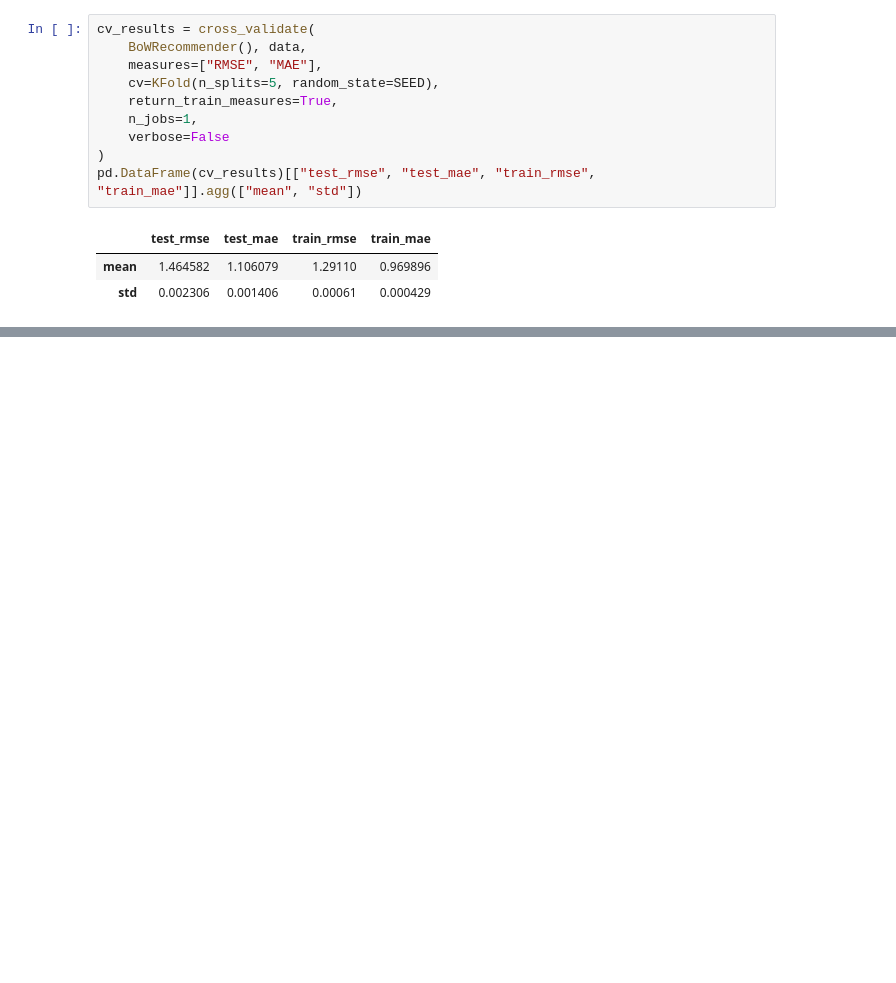
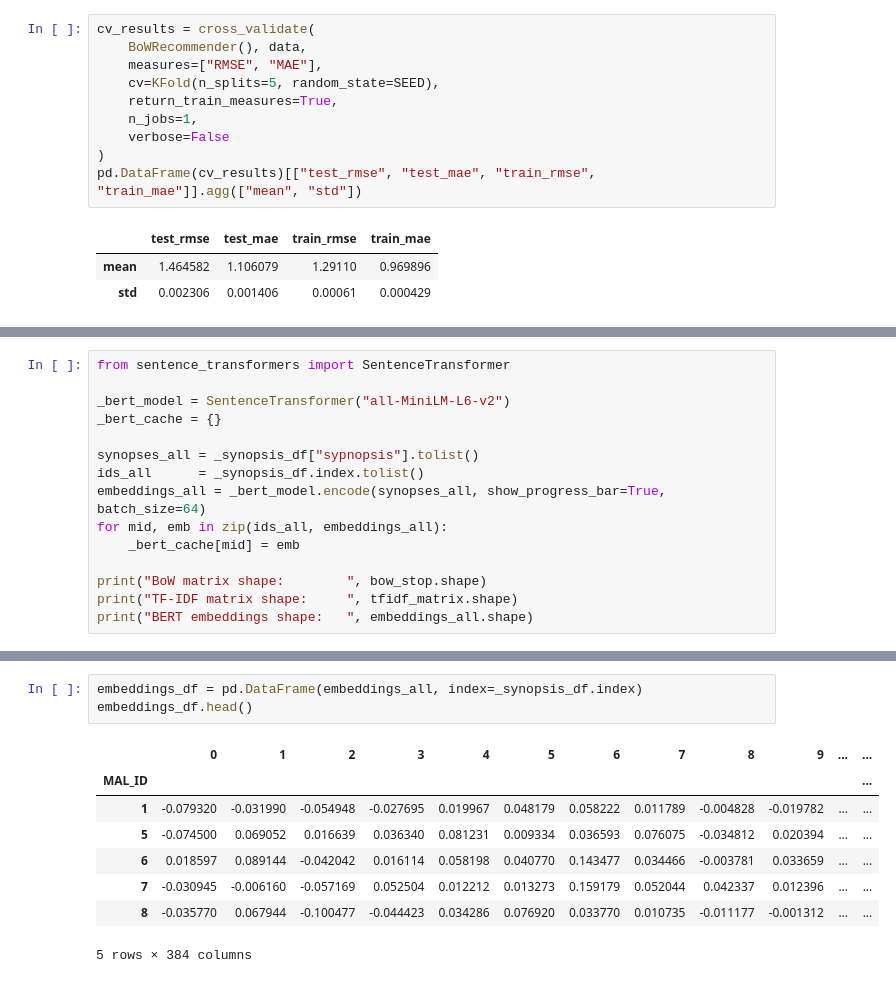
Before and after one commit to rubendjg/Anime-Recommendation-System, a Jupyter notebook: modeling/modeling.ipynb, the cells around one changed output, grey strips where cells are left out. Drawn from its saved outputs; the diff is of its cells as text; blank space fills up the shorter version.

Commit message:
adds tf idf and bert approaches; adds slight exploration for bow and tf idf

```diff
--- a/modeling/modeling.ipynb
+++ b/modeling/modeling.ipynb
@@ -478,0 +687,15 @@ pd.DataFrame(cv_results)[["test_rmse", "test_mae", "train_rmse", "train_mae"]].a
+# %%
+from sentence_transformers import SentenceTransformer
+
+_bert_model = SentenceTransformer("all-MiniLM-L6-v2")
+_bert_cache = {}
+
+synopses_all = _synopsis_df["sypnopsis"].tolist()
+ids_all      = _synopsis_df.index.tolist()
+embeddings_all = _bert_model.encode(synopses_all, show_progress_bar=True, batch_size=64)
+for mid, emb in zip(ids_all, embeddings_all):
+    _bert_cache[mid] = emb
+
+print("BoW matrix shape:        ", bow_stop.shape)
+print("TF-IDF matrix shape:     ", tfidf_matrix.shape)
+print("BERT embeddings shape:   ", embeddings_all.shape)
@@ -478,0 +712,12 @@ pd.DataFrame(cv_results)[["test_rmse", "test_mae", "train_rmse", "train_mae"]].a
+# %%
+embeddings_df = pd.DataFrame(embeddings_all, index=_synopsis_df.index)
+embeddings_df.head()
+# %% [output]
+|  | 0 | 1 | 2 | 3 | 4 | 5 | 6 | 7 | 8 | 9 | ... | ... |
+| MAL_ID |  |  |  |  |  |  |  |  |  |  |  | ... |
+| 1 | -0.079320 | -0.031990 | -0.054948 | -0.027695 | 0.019967 | 0.048179 | 0.058222 | 0.011789 | -0.004828 | -0.019782 | ... | ... |
+| 5 | -0.074500 | 0.069052 | 0.016639 | 0.036340 | 0.081231 | 0.009334 | 0.036593 | 0.076075 | -0.034812 | 0.020394 | ... | ... |
+| 6 | 0.018597 | 0.089144 | -0.042042 | 0.016114 | 0.058198 | 0.040770 | 0.143477 | 0.034466 | -0.003781 | 0.033659 | ... | ... |
+| 7 | -0.030945 | -0.006160 | -0.057169 | 0.052504 | 0.012212 | 0.013273 | 0.159179 | 0.052044 | 0.042337 | 0.012396 | ... | ... |
+| 8 | -0.035770 | 0.067944 | -0.100477 | -0.044423 | 0.034286 | 0.076920 | 0.033770 | 0.010735 | -0.011177 | -0.001312 | ... | ... |
+5 rows × 384 columns
```
Also changed, not shown: parts of 24 cells of this notebook, 1 other file.
